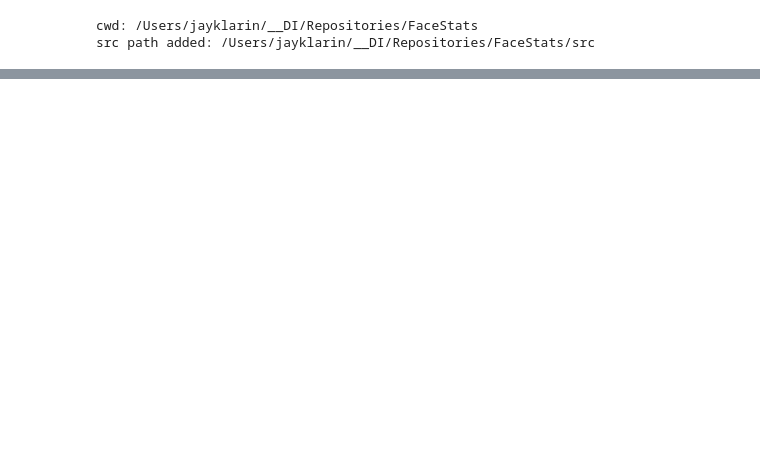
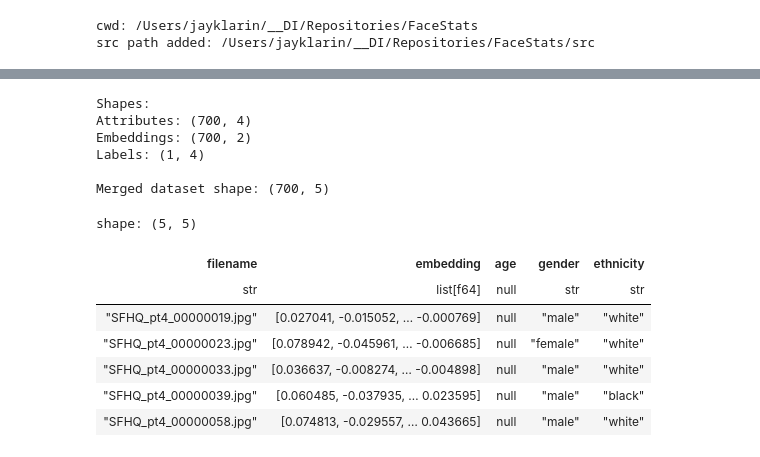
Before and after one commit to jayklarin/FaceStats, a Jupyter notebook: notebooks/03_attributes.ipynb, the cells around one changed output, grey strips where cells are left out. Drawn from its saved outputs; the diff is of its cells as text; code cells hidden in the pictures; blank space fills up the shorter version.

```diff
--- a/notebooks/03_attributes.ipynb
+++ b/notebooks/03_attributes.ipynb
@@ -189,0 +235,39 @@ shape: (5, 6)
+# %%
+import polars as pl
+
+ATTR = "data/processed/metadata/attributes.parquet"
+EMB  = "data/processed/embeddings/embeddings_clip.parquet"
+LABELS = "data/processed/metadata/fairface_label_structure.parquet"
+
+# Load all three sources
+df_attr = pl.read_parquet(ATTR)
+df_emb  = pl.read_parquet(EMB)
+df_lab  = pl.read_parquet(LABELS)
+
+print("Shapes:")
+print("Attributes:", df_attr.shape)
+print("Embeddings:", df_emb.shape)
+print("Labels:", df_lab.shape)
+
+# === Merge: embeddings + attributes ===
+df = (
+    df_emb.join(df_attr, on="filename", how="inner")
+)
+
+print("\nMerged dataset shape:", df.shape)
+df.head()
+# %% [output]
+Shapes:
+Attributes: (700, 4)
+Embeddings: (700, 2)
+Labels: (1, 4)
+
+Merged dataset shape: (700, 5)
+shape: (5, 5)
+| filename | embedding | age | gender | ethnicity |
+| str | list[f64] | null | str | str |
+| "SFHQ_pt4_00000019.jpg" | [0.027041, -0.015052, … -0.000769] | null | "male" | "white" |
+| "SFHQ_pt4_00000023.jpg" | [0.078942, -0.045961, … -0.006685] | null | "female" | "white" |
+| "SFHQ_pt4_00000033.jpg" | [0.036637, -0.008274, … -0.004898] | null | "male" | "white" |
+| "SFHQ_pt4_00000039.jpg" | [0.060485, -0.037935, … 0.023595] | null | "male" | "black" |
+| "SFHQ_pt4_00000058.jpg" | [0.074813, -0.029557, … 0.043665] | null | "male" | "white" |
```
Also changed, not shown: parts of 26 cells of this notebook, 37 other files.
